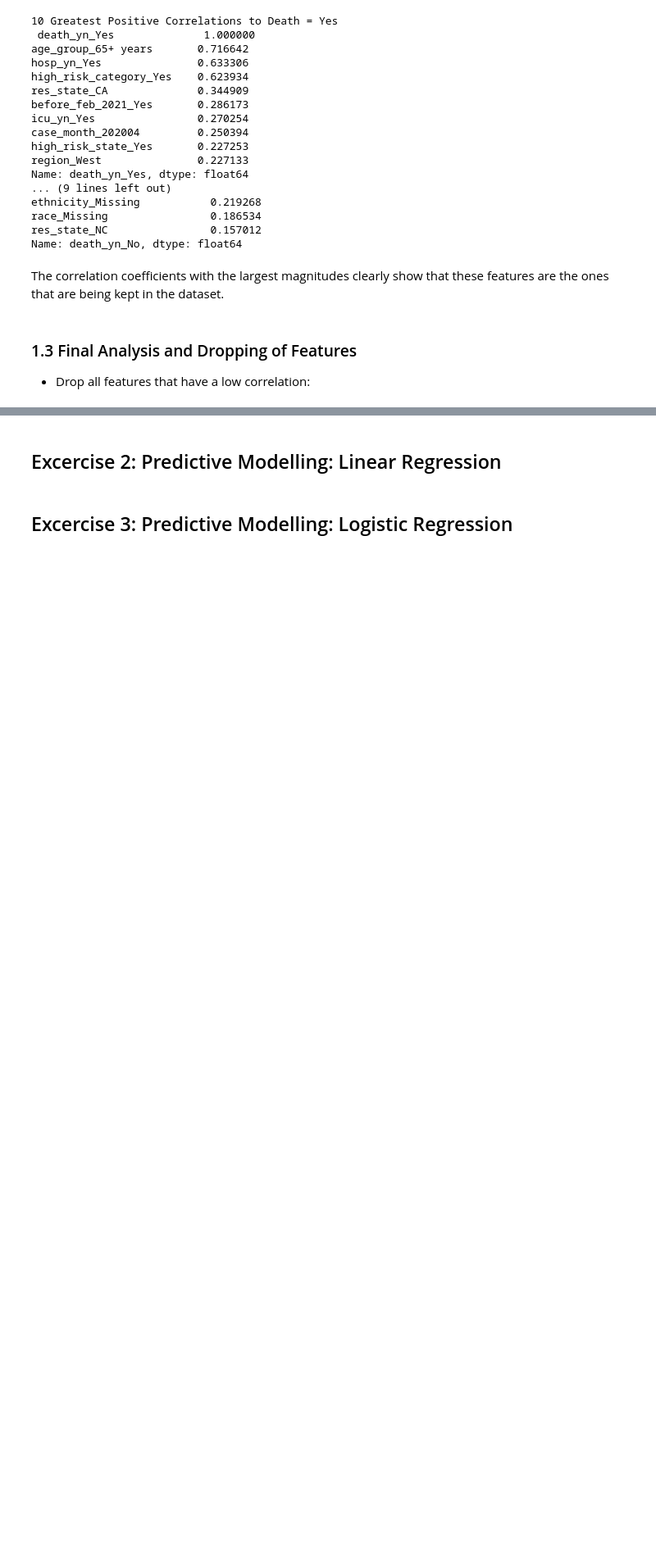
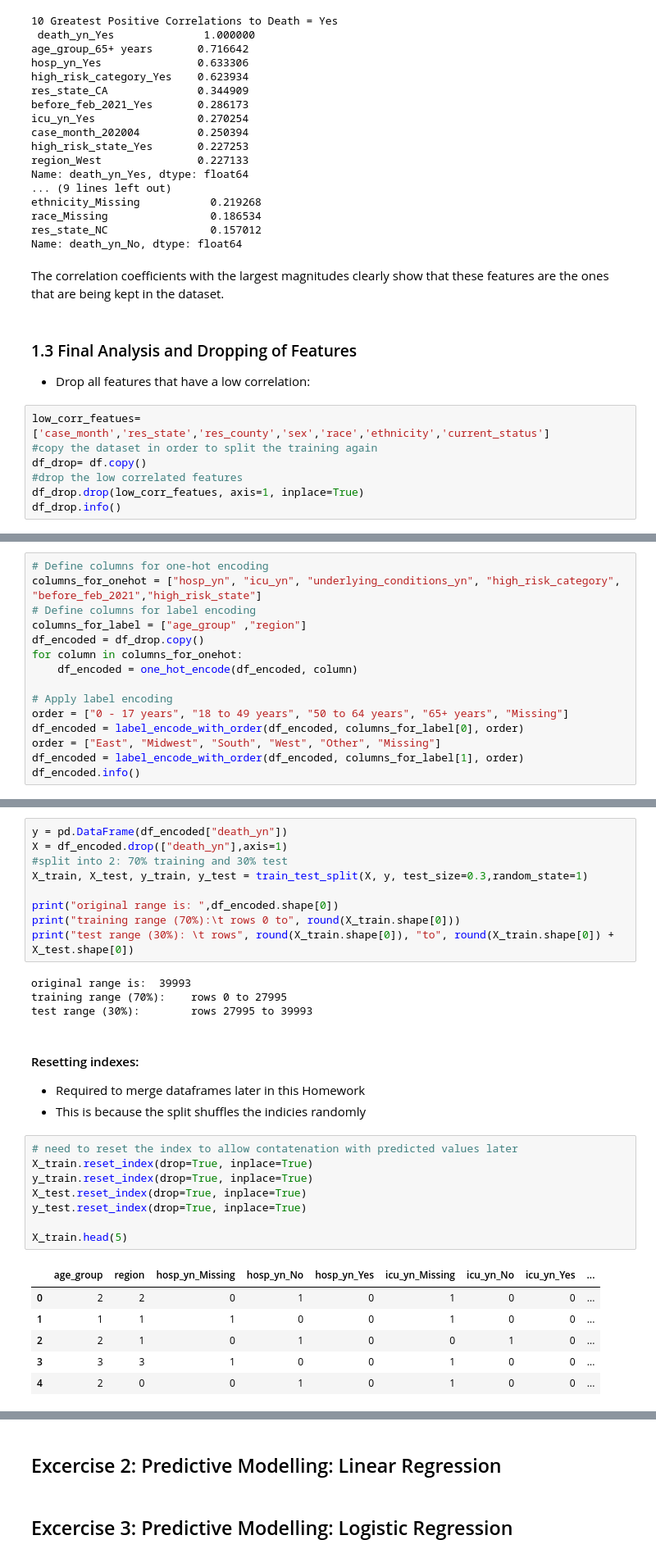
Before and after one commit to keyinb/data-analytics, a Jupyter notebook: 2022-Homework2-Notebook.ipynb, the cells around one changed output, grey strips where cells are left out. Shown: that part at 82% size. Cells and saved outputs as stored; diff of their text form; blank space fills up the shorter version.

```diff
--- a/2022-Homework2-Notebook.ipynb
+++ b/2022-Homework2-Notebook.ipynb
@@ -881,3 +881,10 @@ The correlation coefficients with the largest magnitudes clearly show that these
 # %% [markdown]
 ### 1.3 Final Analysis and Dropping of Features
 - Drop all features that have a low correlation:
+# %%
+low_corr_featues=['case_month','res_state','res_county','sex','race','ethnicity','current_status']
+#copy the dataset in order to split the training again
+df_drop= df.copy()
+#drop the low correlated features
+df_drop.drop(low_corr_featues, axis=1, inplace=True)
+df_drop.info()
@@ -883,0 +929,15 @@ The correlation coefficients with the largest magnitudes clearly show that these
+# %%
+# Define columns for one-hot encoding
+columns_for_onehot = ["hosp_yn", "icu_yn", "underlying_conditions_yn", "high_risk_category", "before_feb_2021","high_risk_state"]
+# Define columns for label encoding
+columns_for_label = ["age_group" ,"region"]
+df_encoded = df_drop.copy()
+for column in columns_for_onehot:
+    df_encoded = one_hot_encode(df_encoded, column)
+
+# Apply label encoding
+order = ["0 - 17 years", "18 to 49 years", "50 to 64 years", "65+ years", "Missing"]
+df_encoded = label_encode_with_order(df_encoded, columns_for_label[0], order)
+order = ["East", "Midwest", "South", "West", "Other", "Missing"]
+df_encoded = label_encode_with_order(df_encoded, columns_for_label[1], order)
+df_encoded.info()
@@ -883,0 +964,32 @@ The correlation coefficients with the largest magnitudes clearly show that these
+# %%
+y = pd.DataFrame(df_encoded["death_yn"])
+X = df_encoded.drop(["death_yn"],axis=1)
+#split into 2: 70% training and 30% test
+X_train, X_test, y_train, y_test = train_test_split(X, y, test_size=0.3,random_state=1)
+
+print("original range is: ",df_encoded.shape[0])
+print("training range (70%):\t rows 0 to", round(X_train.shape[0]))
+print("test range (30%): \t rows", round(X_train.shape[0]), "to", round(X_train.shape[0]) + X_test.shape[0])
+# %% [output]
+original range is:  39993
+training range (70%):    rows 0 to 27995
+test range (30%):        rows 27995 to 39993
+# %% [markdown]
+#### Resetting indexes:
+- Required to merge dataframes later in this Homework
+- This is because the split shuffles the indicies randomly
+# %%
+# need to reset the index to allow contatenation with predicted values later
+X_train.reset_index(drop=True, inplace=True)
+y_train.reset_index(drop=True, inplace=True)
+X_test.reset_index(drop=True, inplace=True)
+y_test.reset_index(drop=True, inplace=True)
+
+X_train.head(5)
+# %% [output]
+|  | age_group | region | hosp_yn_Missing | hosp_yn_No | hosp_yn_Yes | icu_yn_Missing | icu_yn_No | icu_yn_Yes | ... |
+| 0 | 2 | 2 | 0 | 1 | 0 | 1 | 0 | 0 | ... |
+| 1 | 1 | 1 | 1 | 0 | 0 | 1 | 0 | 0 | ... |
+| 2 | 2 | 1 | 0 | 1 | 0 | 0 | 1 | 0 | ... |
+| 3 | 3 | 3 | 1 | 0 | 0 | 1 | 0 | 0 | ... |
+| 4 | 2 | 0 | 0 | 1 | 0 | 1 | 0 | 0 | ... |
```
Also changed, not shown: parts of 10 cells of this notebook.
